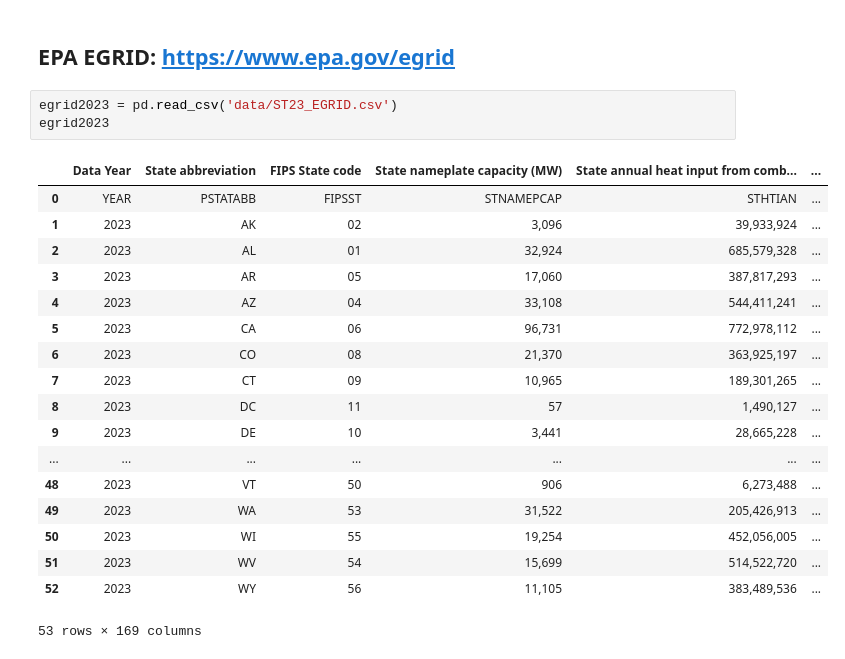
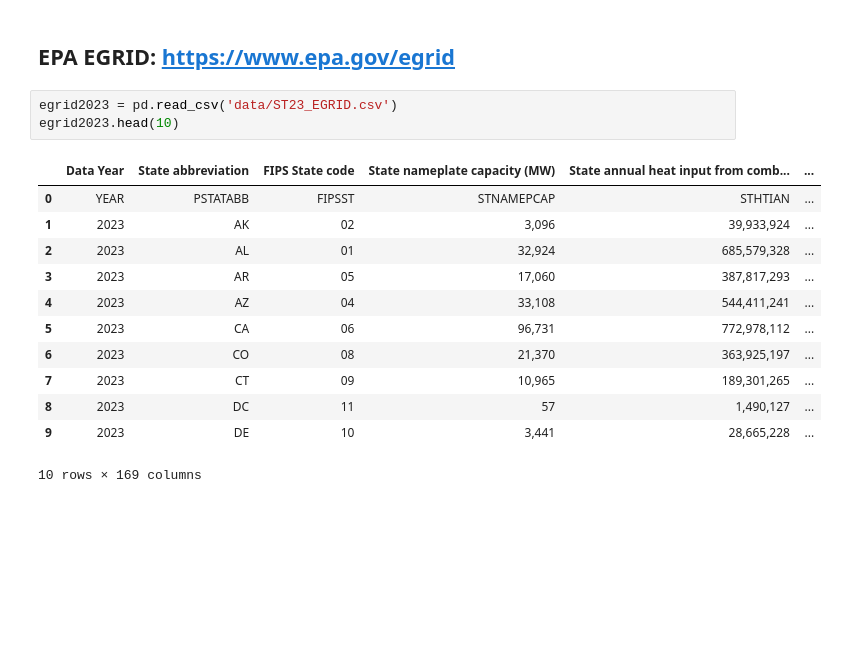
Before and after one commit to reilyfairchild/Data102_Final_Project, a Jupyter notebook: dataset_3_EDA.ipynb, the cells around one changed output. Saved outputs shown, nothing was run; the diff lists cells and outputs as text; blank space fills up the shorter version.

```diff
--- a/dataset_3_EDA.ipynb
+++ b/dataset_3_EDA.ipynb
@@ -26,23 +39,17 @@ us_24_daily
 ## EPA EGRID: https://www.epa.gov/egrid
 # %%
 egrid2023 = pd.read_csv('data/ST23_EGRID.csv')
-egrid2023
+egrid2023.head(10)
 # %% [output]
 |  | Data Year | State abbreviation | FIPS State code | State nameplate capacity (MW) | State annual heat input from comb... | ... |
 | 0 | YEAR | PSTATABB | FIPSST | STNAMEPCAP | STHTIAN | ... |
 | 1 | 2023 | AK | 02 | 3,096 | 39,933,924 | ... |
 | 2 | 2023 | AL | 01 | 32,924 | 685,579,328 | ... |
 | 3 | 2023 | AR | 05 | 17,060 | 387,817,293 | ... |
 | 4 | 2023 | AZ | 04 | 33,108 | 544,411,241 | ... |
 | 5 | 2023 | CA | 06 | 96,731 | 772,978,112 | ... |
 | 6 | 2023 | CO | 08 | 21,370 | 363,925,197 | ... |
 | 7 | 2023 | CT | 09 | 10,965 | 189,301,265 | ... |
 | 8 | 2023 | DC | 11 | 57 | 1,490,127 | ... |
 | 9 | 2023 | DE | 10 | 3,441 | 28,665,228 | ... |
-| ... | ... | ... | ... | ... | ... | ... |
-| 48 | 2023 | VT | 50 | 906 | 6,273,488 | ... |
-| 49 | 2023 | WA | 53 | 31,522 | 205,426,913 | ... |
-| 50 | 2023 | WI | 55 | 19,254 | 452,056,005 | ... |
-| 51 | 2023 | WV | 54 | 15,699 | 514,522,720 | ... |
-| 52 | 2023 | WY | 56 | 11,105 | 383,489,536 | ... |
-53 rows × 169 columns
+10 rows × 169 columns
```
Also changed, not shown: parts of 5 cells of this notebook.
